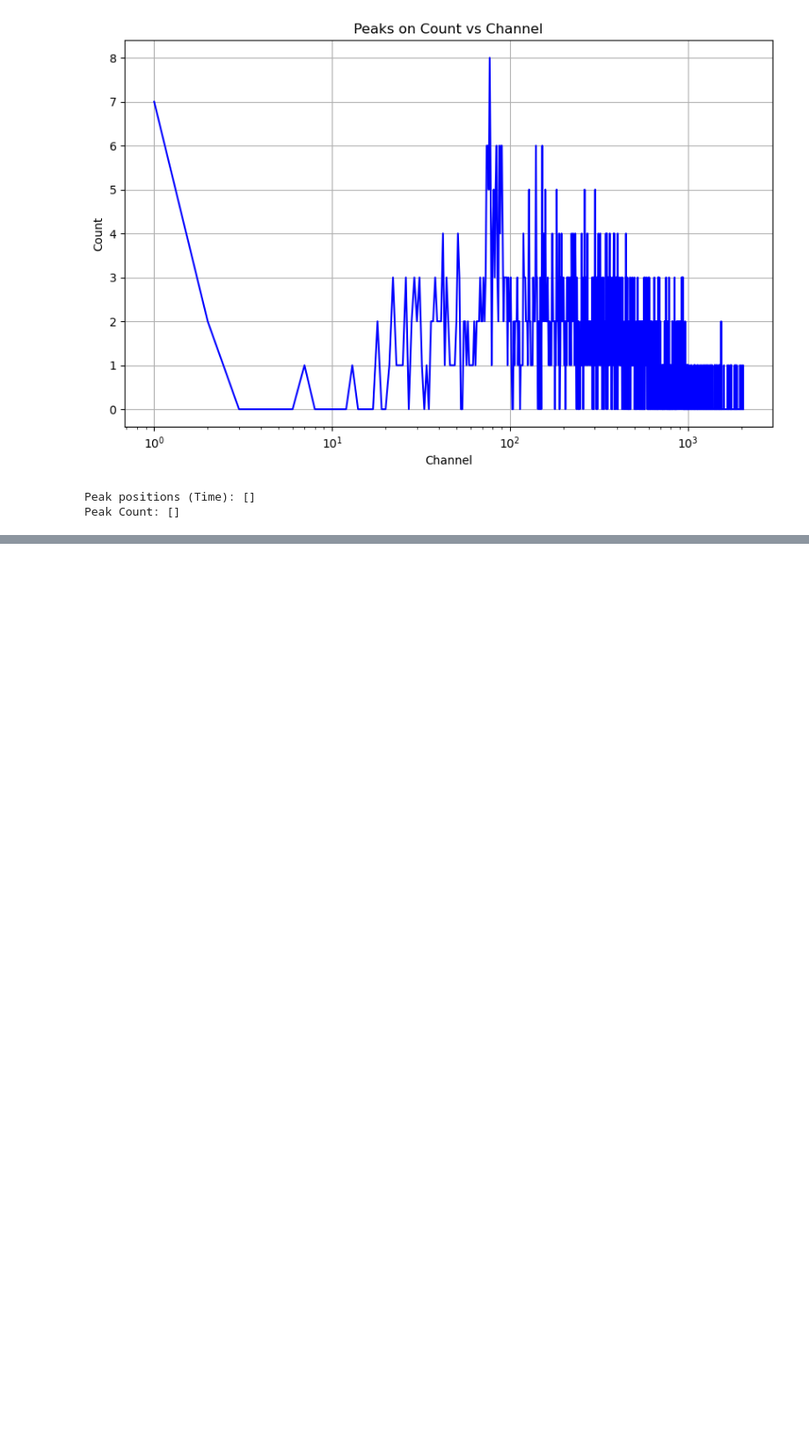
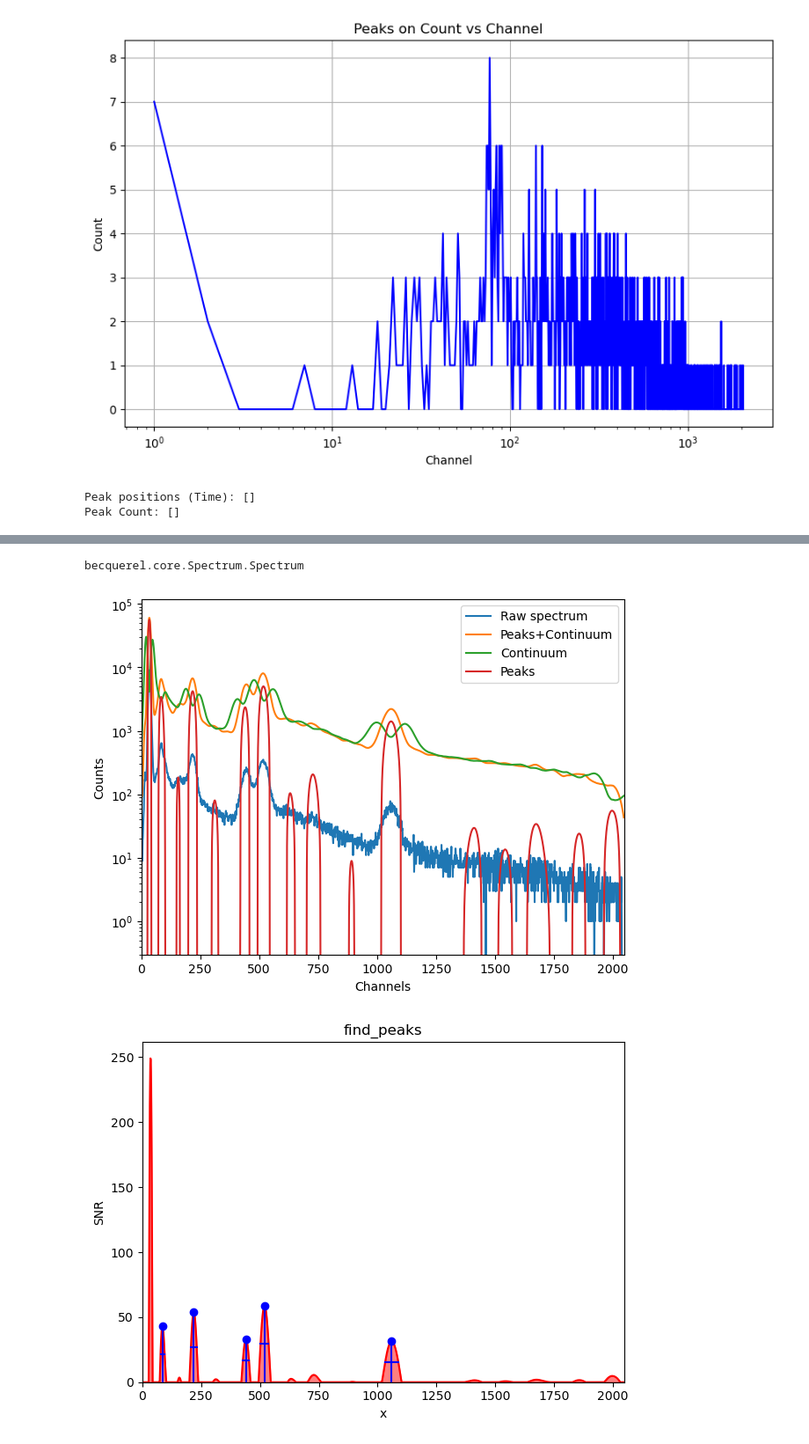
Before and after one commit to Sophie-Hilsabeck/SP24-Spectra, a Jupyter notebook: Omars_data_peakfinding_updated.ipynb, the cells around one changed output, grey strips where cells are left out. Shown: that part at 88% size. Saved outputs shown, nothing was run; the diff lists cells and outputs as text; code cells hidden in the pictures; blank space fills up the shorter version.

```diff
--- a/Omars_data_peakfinding_updated.ipynb
+++ b/Omars_data_peakfinding_updated.ipynb
@@ -137,0 +488,11 @@ Peak Count: []
+# %%
+##csv to list and call def calibrate
+##plot to confirm calbration
+#and output is Bq spectrum object
+
+url1 = 'https://raw.githubusercontent.com/Sophie-Hilsabeck/SP24-Spectra/main/spe_rowtry2.csv'
+data1 = pd.read_csv(url1)
+spectrum = data1.iloc[:, 0]  # Assuming counts is in the first column
+
+_, sp1 = calibrate_spec(spectrum,kernel,de_dic)
+sp1
@@ -137,0 +510,7 @@ Peak Count: []
+# %%
+url2 = 'https://raw.githubusercontent.com/Sophie-Hilsabeck/SP24-Spectra/main/spe_rowtry3.csv'
+data2 = pd.read_csv(url2)
+spectrum2 = data2.iloc[:, 0]  # Assuming counts is in the first column
+
+_, sp2 = calibrate_spec(spectrum2,kernel,de_dic)
+sp2
@@ -137,0 +528,54 @@ Peak Count: []
+# %%
+def get_isotopes(energies):
+    hl_cut = 60000 #range of half lives in seconds (16 hrs)
+    br_cut =4.0
+    deltae= 5
+    total_peaks_cut=.5
+    df = naa_isotope_analyzer_new(energies,hl_cut,br_cut,deltae,total_peaks_cut)
+
+    return df
+type(sp2)
+# %% [output]
+becquerel.core.Spectrum.Spectrum
+# %%
+energies = []
+
+spec= [sp1,sp2]
+
+##write a function that pinuts bin width and channel 500 , 50
+
+def get_energies(spec):
+    kernel = bq.GaussianPeakFilter(500,50, fwhm_at_0=10)
+    finder = bq.PeakFinder(spec, kernel)
+    plt.figure()
+    plt.plot(spec.counts_vals.clip(1e-1), label='Raw spectrum')
+    plt.plot(finder._peak_plus_bkg.clip(1e-1), label='Peaks+Continuum')
+    plt.plot(finder._bkg.clip(1e-1), label='Continuum')
+    plt.plot(finder._signal.clip(1e-1), label='Peaks')
+    plt.yscale('log')
+    plt.xlim(0, len(spec))
+    plt.ylim(3e-1)
+    plt.xlabel('Channels')
+    plt.ylabel('Counts')
+    plt.legend()
+    plt.tight_layout()
+
+    finder.reset()
+    finder.find_peaks(min_snr=10, xmin=50)
+
+    plt.figure()
+    plt.title('find_peaks')
+    finder.plot()
+    plt.tight_layout()
+
+    energies = np.take(spec.bin_edges_kev,finder.centroids)
+    energies = energies[0:-2]
+    energies = energies.astype(int)
+    return energies
+
+
+for i in range(len(specs)):
+    energies.append(get_energies(specs[i])) #peak finding method, bq.peakfinder
+# %% [output]
+[figure, added]
+[figure, added]
```
Also changed, not shown: parts of 12 cells of this notebook.
